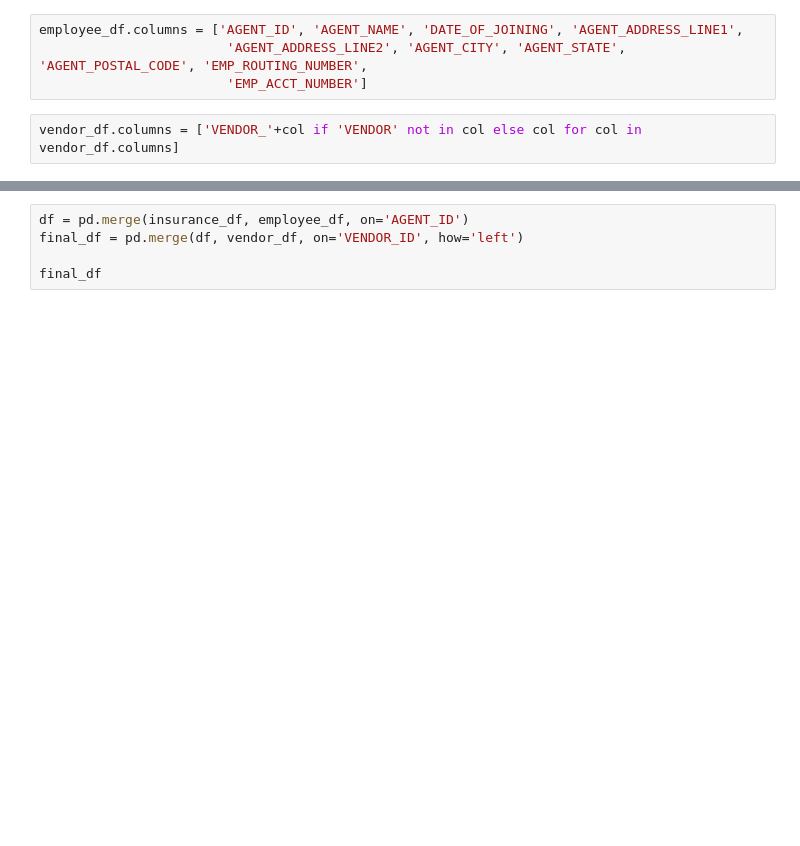
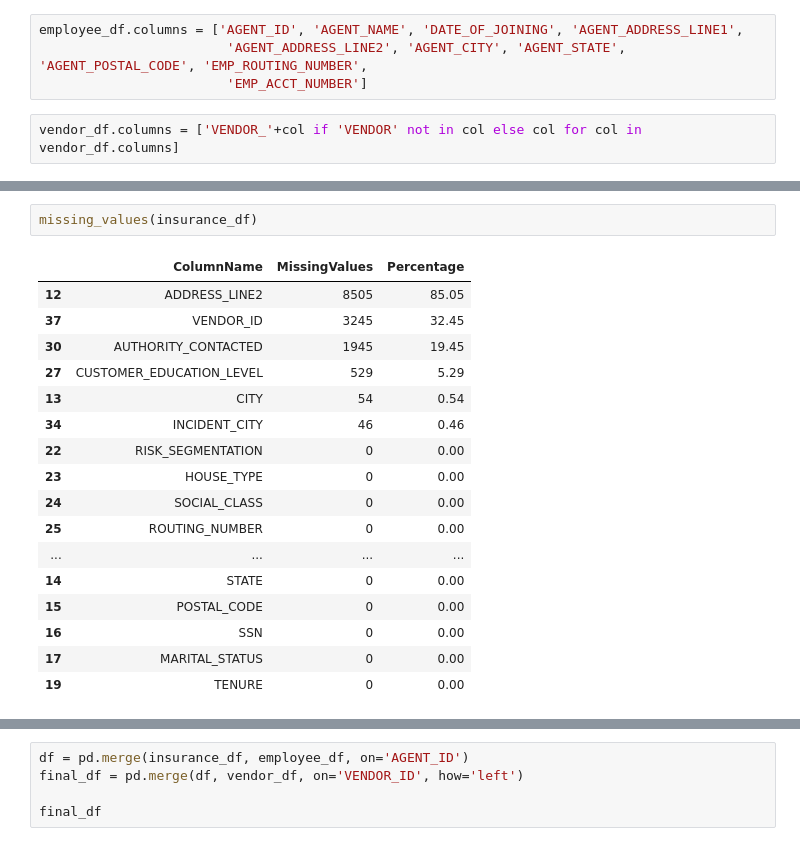
Before and after one commit to Prakash-Kani/Insurance-Claims-Fraud-Detection, a Jupyter notebook: Preprocessing.ipynb, the cells around one changed output, grey strips where cells are left out. Saved outputs shown, nothing was run; the diff lists cells and outputs as text; blank space fills up the shorter version.

Commit message:
Handled Missing Values

```diff
--- a/Preprocessing.ipynb
+++ b/Preprocessing.ipynb
@@ -64,0 +126,20 @@ vendor_df.columns = ['VENDOR_'+col if 'VENDOR' not in col else col for col in ve
+# %%
+missing_values(insurance_df)
+# %% [output]
+|  | ColumnName | MissingValues | Percentage |
+| 12 | ADDRESS_LINE2 | 8505 | 85.05 |
+| 37 | VENDOR_ID | 3245 | 32.45 |
+| 30 | AUTHORITY_CONTACTED | 1945 | 19.45 |
+| 27 | CUSTOMER_EDUCATION_LEVEL | 529 | 5.29 |
+| 13 | CITY | 54 | 0.54 |
+| 34 | INCIDENT_CITY | 46 | 0.46 |
+| 22 | RISK_SEGMENTATION | 0 | 0.00 |
+| 23 | HOUSE_TYPE | 0 | 0.00 |
+| 24 | SOCIAL_CLASS | 0 | 0.00 |
+| 25 | ROUTING_NUMBER | 0 | 0.00 |
+| ... | ... | ... | ... |
+| 14 | STATE | 0 | 0.00 |
+| 15 | POSTAL_CODE | 0 | 0.00 |
+| 16 | SSN | 0 | 0.00 |
+| 17 | MARITAL_STATUS | 0 | 0.00 |
+| 19 | TENURE | 0 | 0.00 |
```
Also changed, not shown: parts of 29 cells of this notebook.
